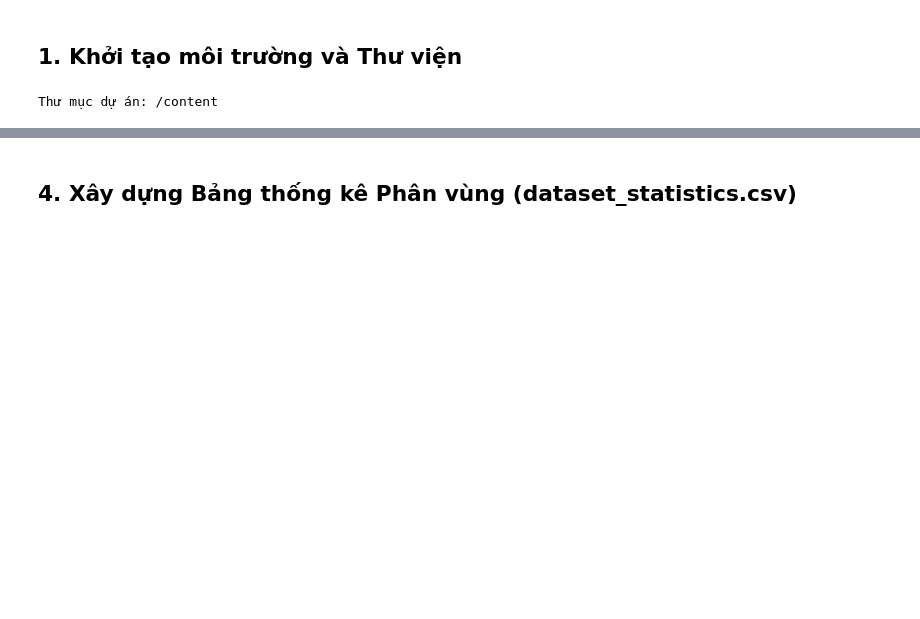
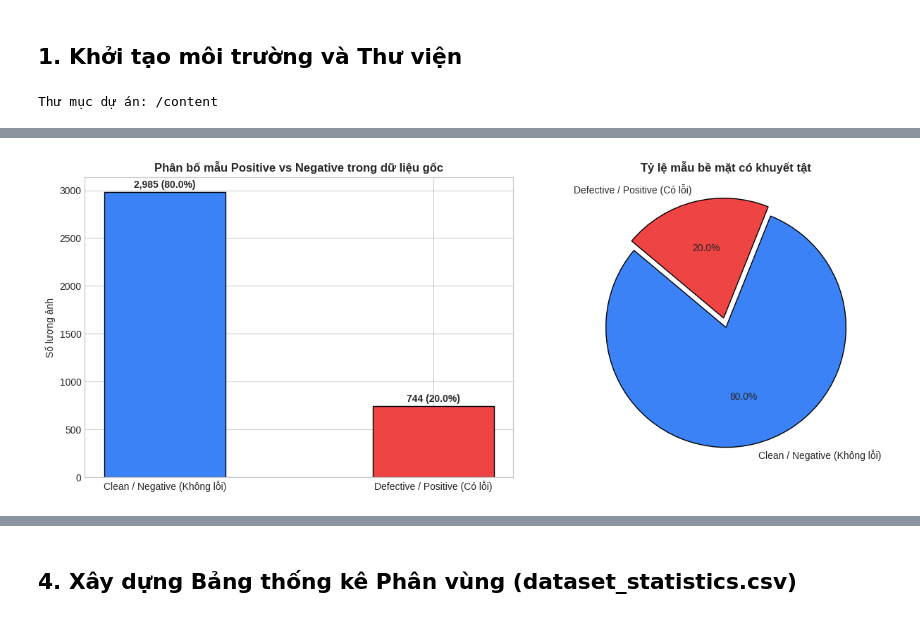
Before and after one commit to TinsDunx2005/surface-defect-segmentation, a Jupyter notebook: notebooks/01_eda.ipynb, the cells around one changed output, grey strips where cells are left out. Saved outputs shown, nothing was run; the diff lists cells and outputs as text; code cells hidden in the pictures; blank space fills up the shorter version.

```diff
--- a/notebooks/01_eda.ipynb
+++ b/notebooks/01_eda.ipynb
@@ -89,0 +87,22 @@ Name: count, dtype: int64
+# %%
+fig, axes = plt.subplots(1, 2, figsize=(13, 5))
+labels = ['Clean / Negative (Không lỗi)', 'Defective / Positive (Có lỗi)']
+vals = [total_raw_neg, total_raw_pos]
+
+bars = axes[0].bar(labels, vals, color=['#3b82f6', '#ef4444'], width=0.45, edgecolor='black')
+for b in bars:
+    h = b.get_height()
+    axes[0].text(b.get_x() + b.get_width()/2.0, h + 20, f"{h:,} ({h/total_raw*100:.1f}%)",
+                 ha='center', va='bottom', fontweight='bold')
+axes[0].set_title("Phân bố mẫu Positive vs Negative trong dữ liệu gốc", fontweight='bold')
+axes[0].set_ylabel("Số lượng ảnh")
+
+axes[1].pie(vals, labels=labels, autopct='%1.1f%%', startangle=140,
+            colors=['#3b82f6', '#ef4444'], explode=(0, 0.08),
+            wedgeprops={'edgecolor': 'black'})
+axes[1].set_title("Tỷ lệ mẫu bề mặt có khuyết tật", fontweight='bold')
+plt.tight_layout()
+plt.savefig(FIGURES_DIR / "01_positive_negative_distribution.png", dpi=300)
+plt.show()
+# %% [output]
+[figure, added]
```
Also changed, not shown: parts of 27 cells of this notebook, 10 other files.
